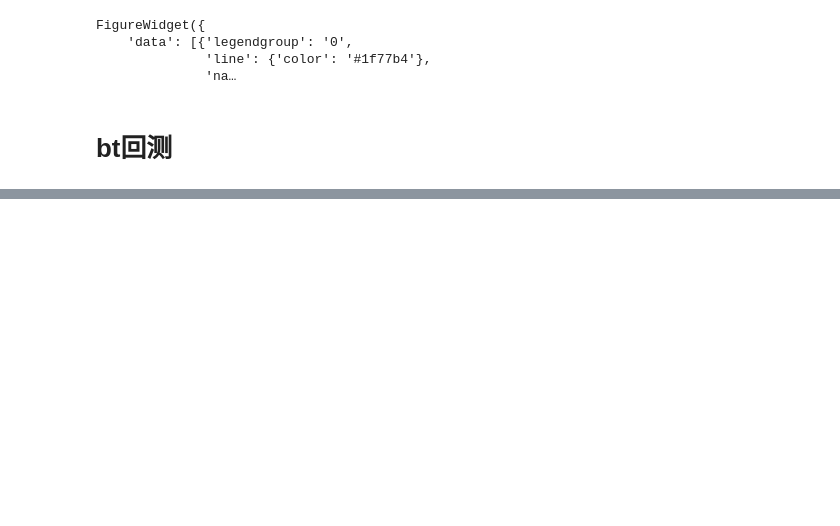
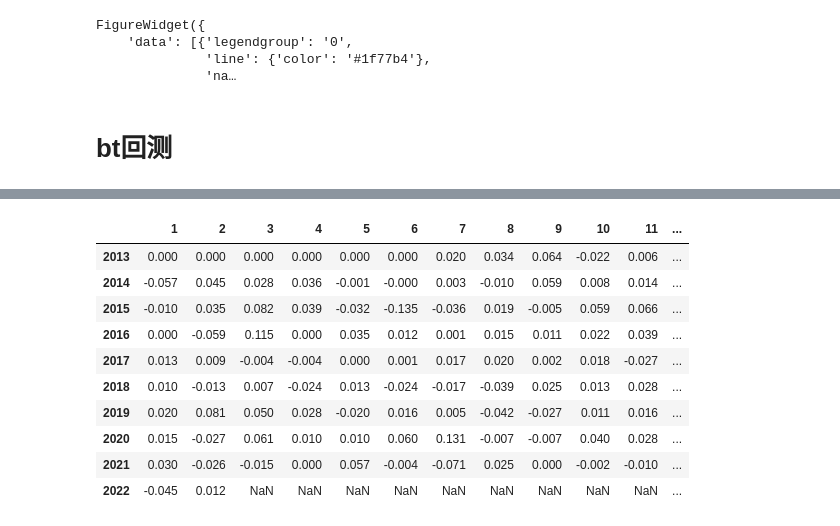
Before and after one commit to hugo2046/QuantsPlaybook, a Jupyter notebook: C-择时类/特征分布建模择时/特征分布择时.ipynb, the cells around one changed output, grey strips where cells are left out. Drawn from its saved outputs; the diff is of its cells as text; code cells hidden in the pictures; blank space fills up the shorter version.

```diff
--- a/C-择时类/特征分布建模择时/特征分布择时.ipynb
+++ b/C-择时类/特征分布建模择时/特征分布择时.ipynb
@@ -436,0 +277,17 @@ plot_cumulative_returns(align_ser,align_benchmark)
+# %%
+monthly_ret_table = ep.aggregate_returns(ser, 'monthly')
+monthly_ret_table = monthly_ret_table.unstack().round(3)
+# %%
+monthly_ret_table
+# %% [output]
+|  | 1 | 2 | 3 | 4 | 5 | 6 | 7 | 8 | 9 | 10 | 11 | ... |
+| 2013 | 0.000 | 0.000 | 0.000 | 0.000 | 0.000 | 0.000 | 0.020 | 0.034 | 0.064 | -0.022 | 0.006 | ... |
+| 2014 | -0.057 | 0.045 | 0.028 | 0.036 | -0.001 | -0.000 | 0.003 | -0.010 | 0.059 | 0.008 | 0.014 | ... |
+| 2015 | -0.010 | 0.035 | 0.082 | 0.039 | -0.032 | -0.135 | -0.036 | 0.019 | -0.005 | 0.059 | 0.066 | ... |
+| 2016 | 0.000 | -0.059 | 0.115 | 0.000 | 0.035 | 0.012 | 0.001 | 0.015 | 0.011 | 0.022 | 0.039 | ... |
+| 2017 | 0.013 | 0.009 | -0.004 | -0.004 | 0.000 | 0.001 | 0.017 | 0.020 | 0.002 | 0.018 | -0.027 | ... |
+| 2018 | 0.010 | -0.013 | 0.007 | -0.024 | 0.013 | -0.024 | -0.017 | -0.039 | 0.025 | 0.013 | 0.028 | ... |
+| 2019 | 0.020 | 0.081 | 0.050 | 0.028 | -0.020 | 0.016 | 0.005 | -0.042 | -0.027 | 0.011 | 0.016 | ... |
+| 2020 | 0.015 | -0.027 | 0.061 | 0.010 | 0.010 | 0.060 | 0.131 | -0.007 | -0.007 | 0.040 | 0.028 | ... |
+| 2021 | 0.030 | -0.026 | -0.015 | 0.000 | 0.057 | -0.004 | -0.071 | 0.025 | 0.000 | -0.002 | -0.010 | ... |
+| 2022 | -0.045 | 0.012 | NaN | NaN | NaN | NaN | NaN | NaN | NaN | NaN | NaN | ... |
```
Also changed, not shown: parts of 21 cells of this notebook, 4 other files.
